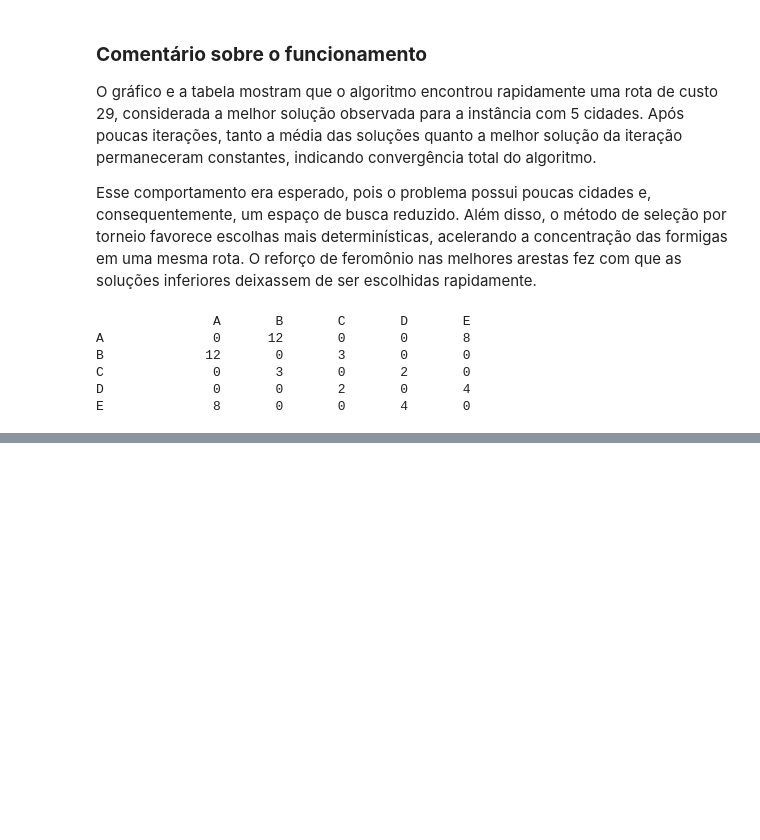
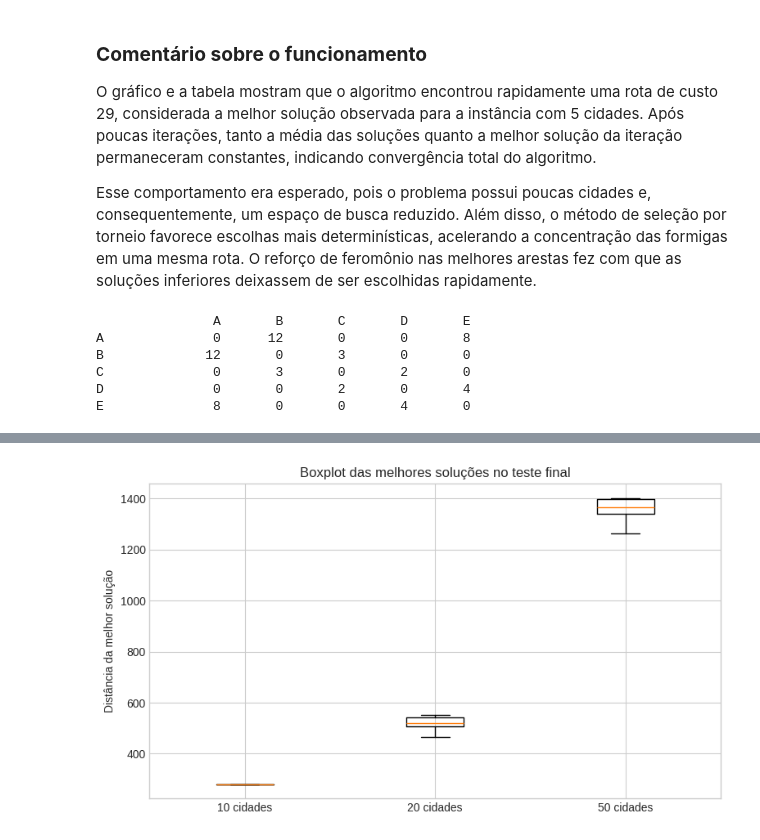
Before and after one commit to JoaoKSS/ACO_Caixeiro_Viajante, a Jupyter notebook: aco_tsp.ipynb, the cells around one changed output, grey strips where cells are left out. Saved outputs shown, nothing was run; the diff lists cells and outputs as text; code cells hidden in the pictures; blank space fills up the shorter version.

```diff
--- a/aco_tsp.ipynb
+++ b/aco_tsp.ipynb
@@ -555,0 +922,11 @@ Como a instância com 5 cidades é pequena, os dois pares podem encontrar a mesm
+# %%
+fig, ax = plt.subplots(figsize=(9, 5))
+ax.boxplot(
+    amostras_boxplot_final,
+    labels=[item["rotulo"] for item in resultados_final],
+)
+ax.set_title("Boxplot das melhores soluções no teste final")
+ax.set_ylabel("Distância da melhor solução")
+plt.show()
+# %% [output]
+[figure, added]
```
Also changed, not shown: parts of 22 cells of this notebook.
